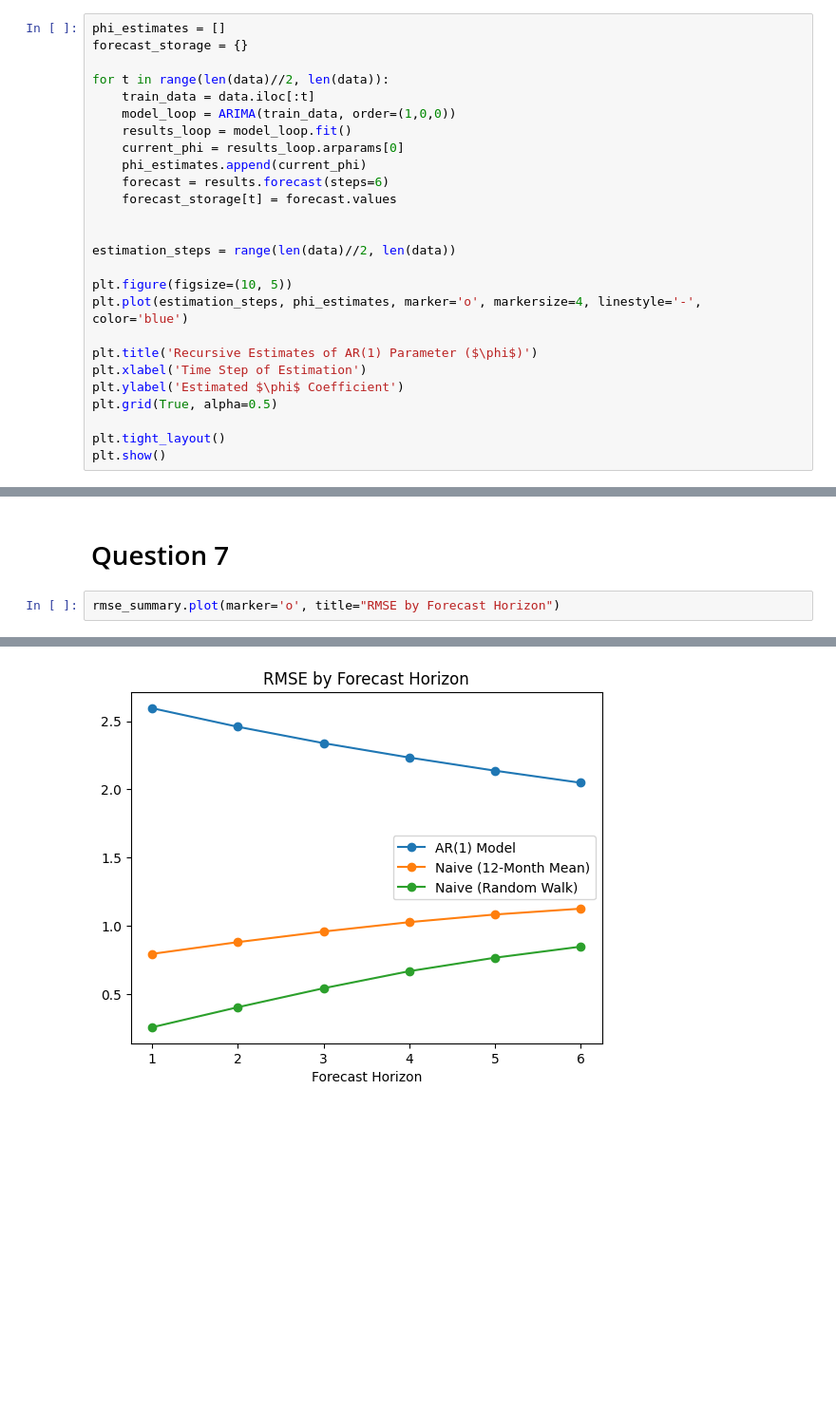
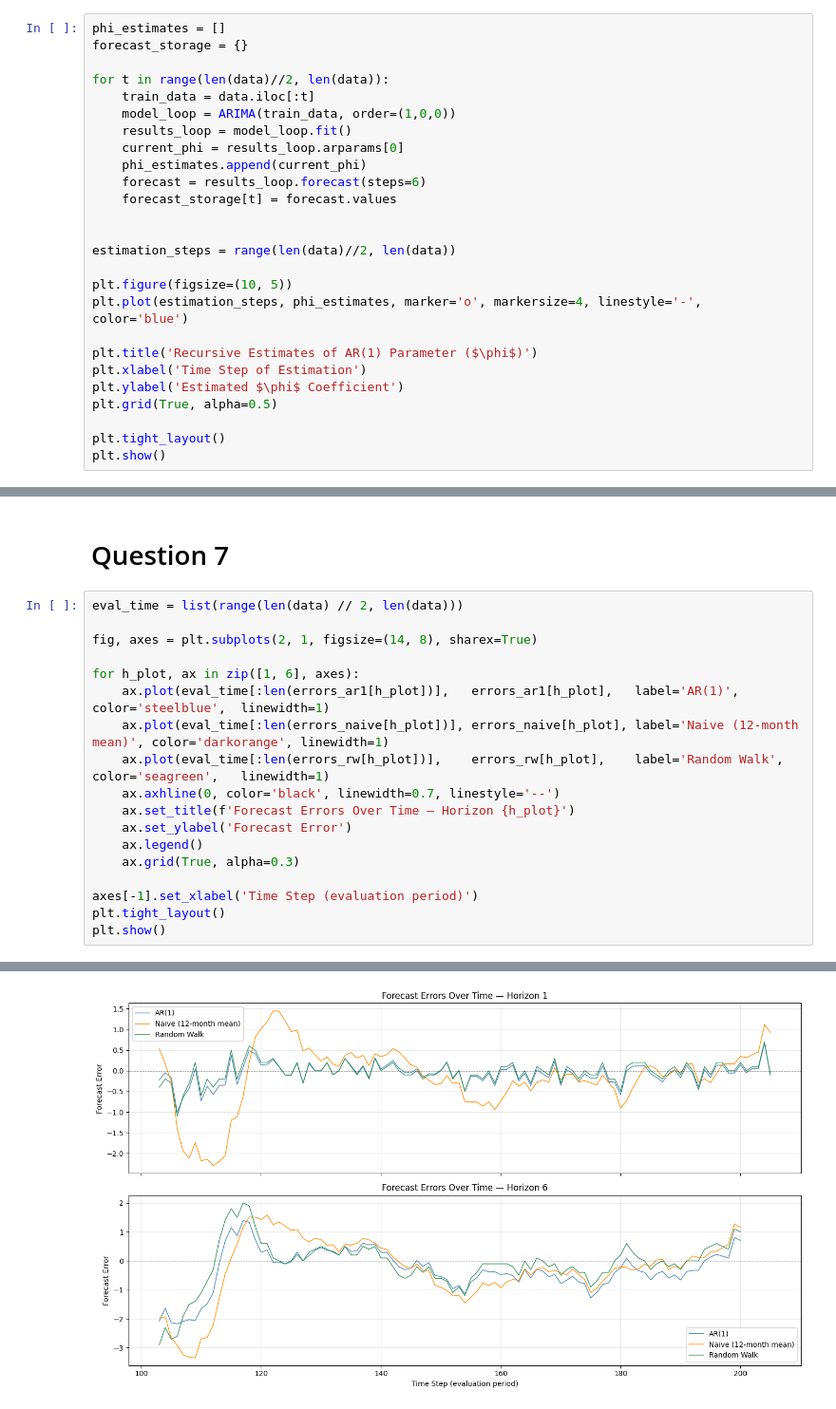
Before and after one commit to tristan-bailly/Econometrics_HW1, a Jupyter notebook: Homework_2_DSBA_BAILLY_BLONDIN_CLOUTEAU.ipynb, the cells around one changed output, grey strips where cells are left out. Shown at 95% size. Saved outputs shown, nothing was run; the diff lists cells and outputs as text; blank space fills up the shorter version.

```diff
--- a/Homework_2_DSBA_BAILLY_BLONDIN_CLOUTEAU.ipynb
+++ b/Homework_2_DSBA_BAILLY_BLONDIN_CLOUTEAU.ipynb
@@ -119,7 +119,7 @@ for t in range(len(data)//2, len(data)):
     results_loop = model_loop.fit()
     current_phi = results_loop.arparams[0]
     phi_estimates.append(current_phi)
-    forecast = results.forecast(steps=6)
+    forecast = results_loop.forecast(steps=6)
     forecast_storage[t] = forecast.values
 
 
@@ -269,5 +269,21 @@ For longer horizons, the stationarity of the AR(1) model will keep the error var
 # %% [markdown]
 # Question 7
 # %%
-rmse_summary.plot(marker='o', title="RMSE by Forecast Horizon")
+eval_time = list(range(len(data) // 2, len(data)))
+
+fig, axes = plt.subplots(2, 1, figsize=(14, 8), sharex=True)
+
+for h_plot, ax in zip([1, 6], axes):
+    ax.plot(eval_time[:len(errors_ar1[h_plot])],   errors_ar1[h_plot],   label='AR(1)',               color='steelblue',  linewidth=1)
+    ax.plot(eval_time[:len(errors_naive[h_plot])], errors_naive[h_plot], label='Naive (12-month mean)', color='darkorange', linewidth=1)
+    ax.plot(eval_time[:len(errors_rw[h_plot])],    errors_rw[h_plot],    label='Random Walk',          color='seagreen',   linewidth=1)
+    ax.axhline(0, color='black', linewidth=0.7, linestyle='--')
+    ax.set_title(f'Forecast Errors Over Time — Horizon {h_plot}')
+    ax.set_ylabel('Forecast Error')
+    ax.legend()
+    ax.grid(True, alpha=0.3)
+
+axes[-1].set_xlabel('Time Step (evaluation period)')
+plt.tight_layout()
+plt.show()
 # %% [output]
@@ -275,2 +290,2 @@ rmse_summary.plot(marker='o', title="RMSE by Forecast Horizon")
-[figure, old version]
+[figure, new version]
 # %% [markdown]
```
Also changed, not shown: parts of 6 cells of this notebook.
